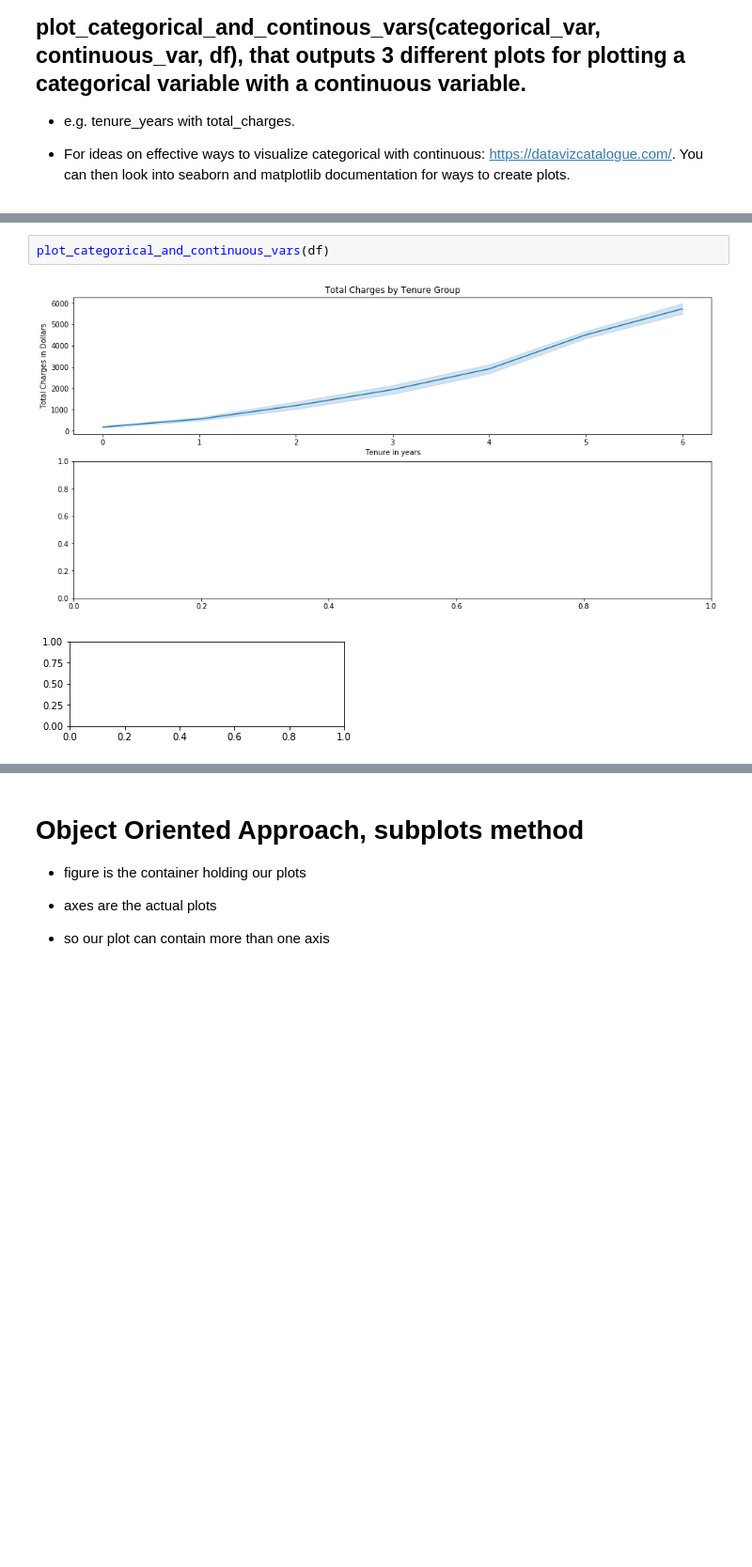
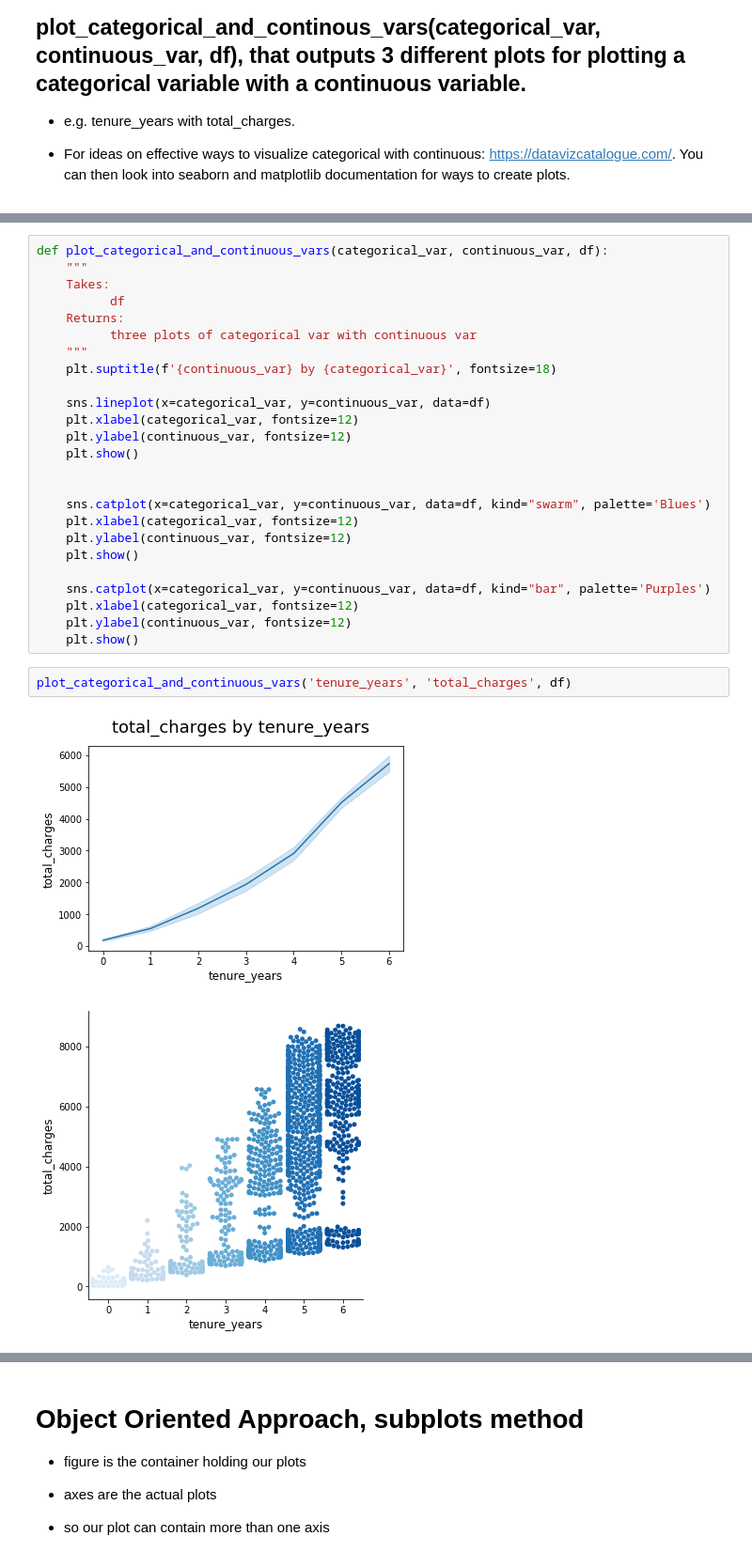
Before and after one commit to faithkane3/zillow_project, a Jupyter notebook: explore.ipynb, the cells around one changed output, grey strips where cells are left out. Shown at 94% size. Cells and saved outputs as stored; diff of their text form; blank space fills up the shorter version.

Commit message:
Commit walkthrough notebook for exploreing telco data visually

```diff
--- a/explore.ipynb
+++ b/explore.ipynb
@@ -138,5 +134,30 @@ def plot_categorical_and_continuous_vars(df):
+# %%
+def plot_categorical_and_continuous_vars(categorical_var, continuous_var, df):
+    """
+    Takes:
+          df
+    Returns:
+          three plots of categorical var with continuous var
+    """
+    plt.suptitle(f'{continuous_var} by {categorical_var}', fontsize=18)
+
+    sns.lineplot(x=categorical_var, y=continuous_var, data=df)
+    plt.xlabel(categorical_var, fontsize=12)
+    plt.ylabel(continuous_var, fontsize=12)
+    plt.show()
+
+
+    sns.catplot(x=categorical_var, y=continuous_var, data=df, kind="swarm", palette='Blues')
+    plt.xlabel(categorical_var, fontsize=12)
+    plt.ylabel(continuous_var, fontsize=12)
+    plt.show()
+
+    sns.catplot(x=categorical_var, y=continuous_var, data=df, kind="bar", palette='Purples')
+    plt.xlabel(categorical_var, fontsize=12)
+    plt.ylabel(continuous_var, fontsize=12)
+    plt.show()
 # %%
-plot_categorical_and_continuous_vars(df)
+plot_categorical_and_continuous_vars('tenure_years', 'total_charges', df)
 # %% [output]
-[figure, old version]
+[figure, new version]
-[figure, old version]
+[figure, new version]
```
Also changed, not shown: parts of 15 cells of this notebook.
